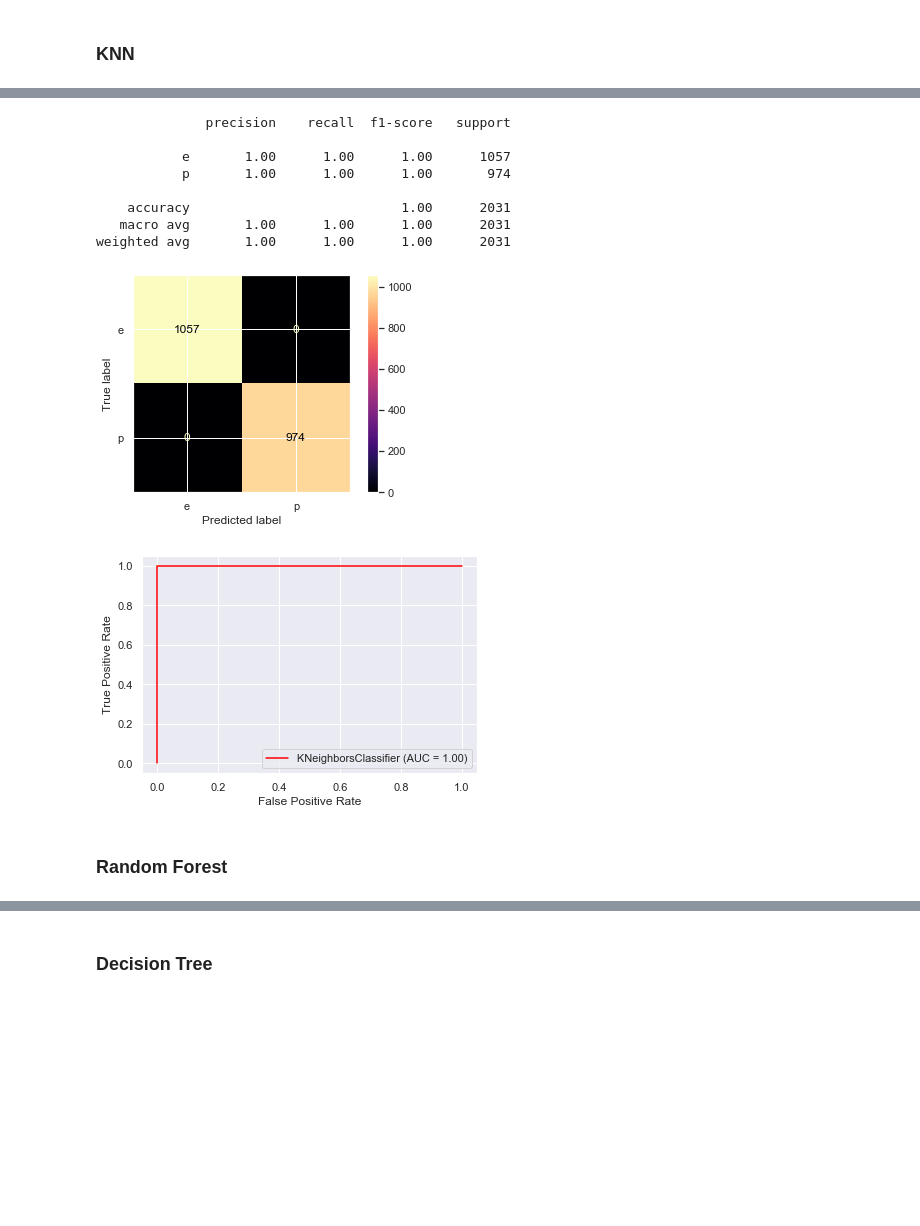
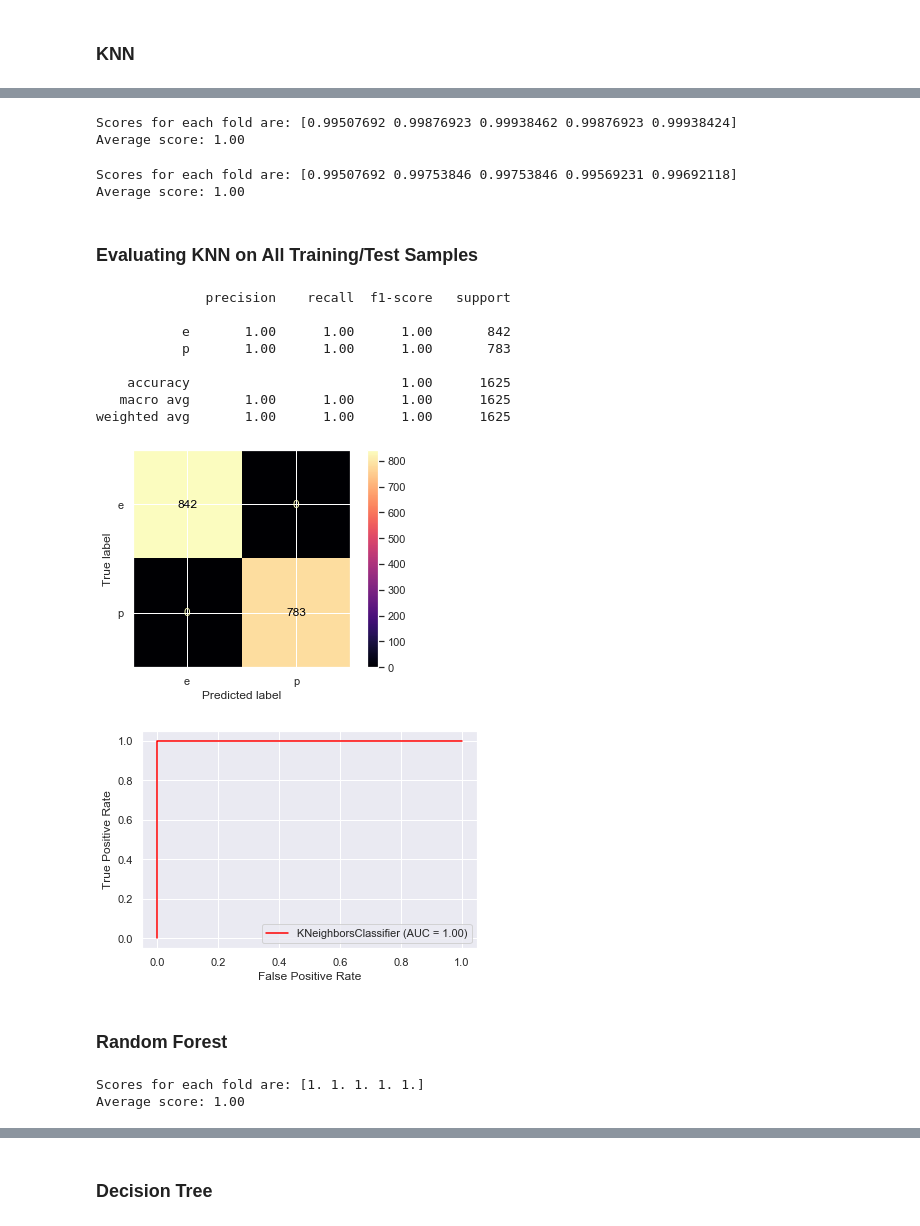
Before and after one commit to dillon4d/COGS118A_FinalProject, a Jupyter notebook: MushroomClassification.ipynb, the cells around one changed output, grey strips where cells are left out. Saved outputs shown, nothing was run; the diff lists cells and outputs as text; code cells hidden in the pictures; blank space fills up the shorter version.

```diff
--- a/MushroomClassification.ipynb
+++ b/MushroomClassification.ipynb
@@ -664,9 +675,8 @@ result_dict_test = {}
 # %%
-from sklearn.model_selection import train_test_split
-from sklearn.preprocessing import MinMaxScaler
+#80/20 split on train and test data
+X_train, X_test, y_train, y_test = train_test_split(X,y, test_size=1625, train_size=6499, random_state = 21)
 
-X_train, X_test, y_train, y_test = train_test_split(X,y, random_state = 21)
-
+# feature scaling
 minmax = MinMaxScaler()
 X_train = minmax.fit_transform(X_train)
 X_test = minmax.transform(X_test)
@@ -701,26 +786,50 @@ result_dict_test["Logistic Regression Test Score"] = logistic_clf.score(X_test,
+# %%
+from sklearn.neighbors import KNeighborsClassifier
+
+score = cross_val_score(KNeighborsClassifier(n_neighbors=5, weights='uniform', algorithm='auto',
+                                             leaf_size=30, p=2, metric='minkowski', metric_params=None, n_jobs=None),
+                        X, y, cv= kf, scoring="accuracy")
+
+print(f'Scores for each fold are: {score}')
+print(f'Average score: {"{:.2f}".format(score.mean())}')
+# %% [output]
+Scores for each fold are: [0.99507692 0.99876923 0.99938462 0.99876923 0.99938424]
+Average score: 1.00
+# %%
+from sklearn.neighbors import KNeighborsClassifier
+
+score = cross_val_score(KNeighborsClassifier(n_neighbors=10, weights='uniform', algorithm='auto',
+                                             leaf_size=30, p=2, metric='minkowski', metric_params=None, n_jobs=None),
+                        X, y, cv= kf, scoring="accuracy")
+
+print(f'Scores for each fold are: {score}')
+print(f'Average score: {"{:.2f}".format(score.mean())}')
+# %% [output]
+Scores for each fold are: [0.99507692 0.99753846 0.99753846 0.99569231 0.99692118]
+Average score: 1.00
+# %% [markdown]
+### Evaluating KNN on All Training/Test Samples
 # %%
-from sklearn.neighbors import KNeighborsClassifier
-
-min_neighbors = 1
-max_neighbors = 30
+#min_neighbors = 1
+#max_neighbors = 30
 
 knn_clf = clf = KNeighborsClassifier().fit(X_train, y_train)
 accuracies = cross_val_score(knn_clf, X_train, y_train, cv=5)
 
 
 print(classification_report(y_true=y_test, y_pred=knn_clf.predict(X_test)))
 plot_confusion_matrix(knn_clf, X_test, y_test, cmap = 'magma')
 plot_roc_curve(knn_clf, X_test, y_test, c='red');
 # %% [output]
               precision    recall  f1-score   support
 
-           e       1.00      1.00      1.00      1057
-           p       1.00      1.00      1.00       974
+           e       1.00      1.00      1.00       842
+           p       1.00      1.00      1.00       783
 
-    accuracy                           1.00      2031
-   macro avg       1.00      1.00      1.00      2031
-weighted avg       1.00      1.00      1.00      2031
+    accuracy                           1.00      1625
+   macro avg       1.00      1.00      1.00      1625
+weighted avg       1.00      1.00      1.00      1625
-[figure, old version]
+[figure, new version]
 [figure]
 # %%
 # Storing results in result dictionary
@@ -728,3 +837,19 @@ result_dict_train["KNN Train Score"] = np.mean(accuracies)
 result_dict_test["KNN Test Score"] = knn_clf.score(X_test, y_test)
 # %% [markdown]
 ### Random Forest
+# %%
+from sklearn.ensemble import RandomForestClassifier
+
+score = cross_val_score(RandomForestClassifier(n_estimators=1, criterion='gini', max_depth=None,
+                                               min_samples_split=2, min_samples_leaf=1, min_weight_fraction_leaf=0.0,
+                                               max_features='auto', max_leaf_nodes=None, min_impurity_decrease=0.0,
+                                               min_impurity_split=None, bootstrap=True, oob_score=False,
+                                               n_jobs=None, random_state=None, verbose=0, warm_start=False,
+                                               class_weight=None, ccp_alpha=0.0, max_samples=None),
+                        X, y, cv= kf, scoring="accuracy")
+
+print(f'Scores for each fold are: {score}')
+print(f'Average score: {"{:.2f}".format(score.mean())}')
+# %% [output]
+Scores for each fold are: [1. 1. 1. 1. 1.]
+Average score: 1.00
```
Also changed, not shown: parts of 33 cells of this notebook, 1 other file.
